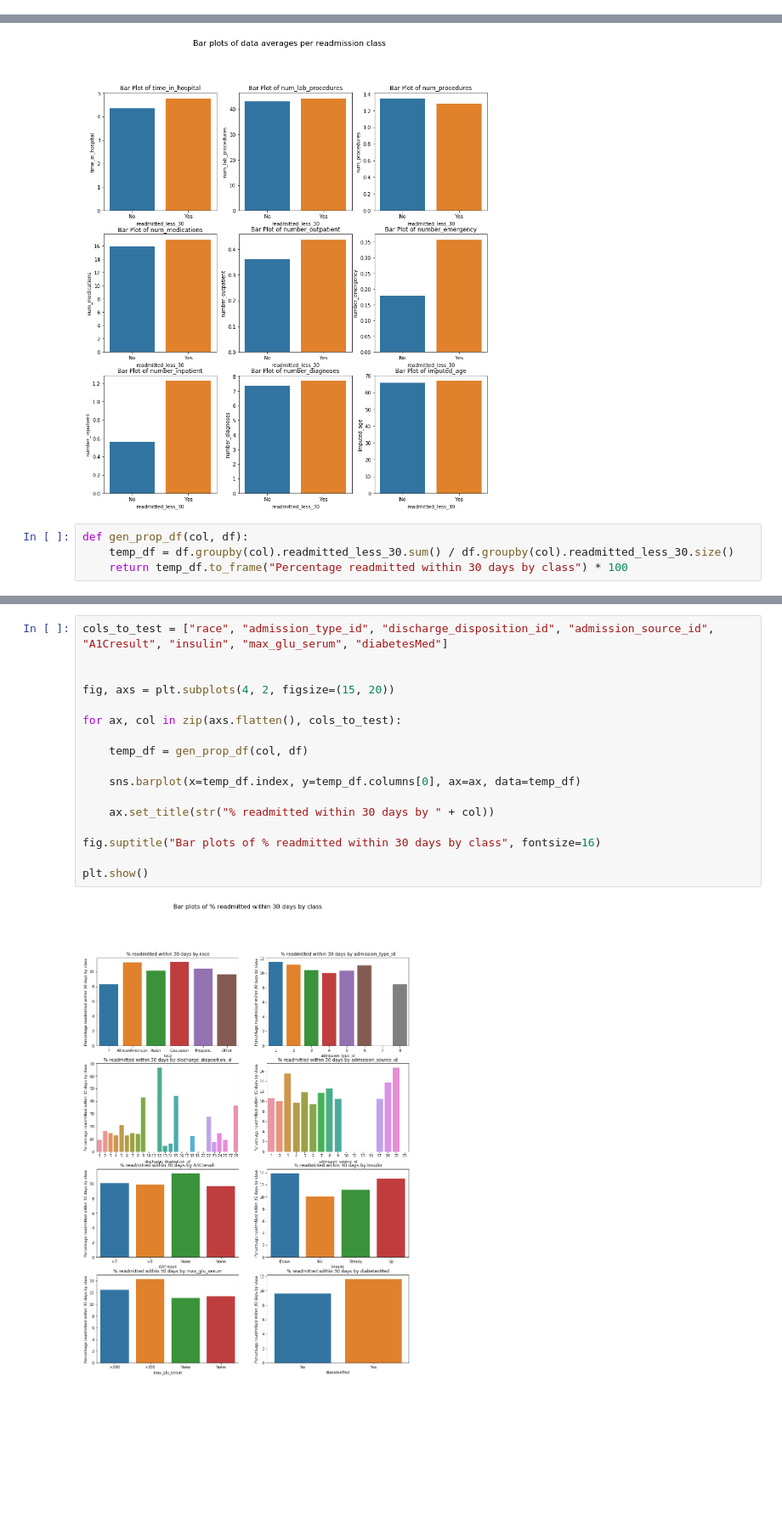
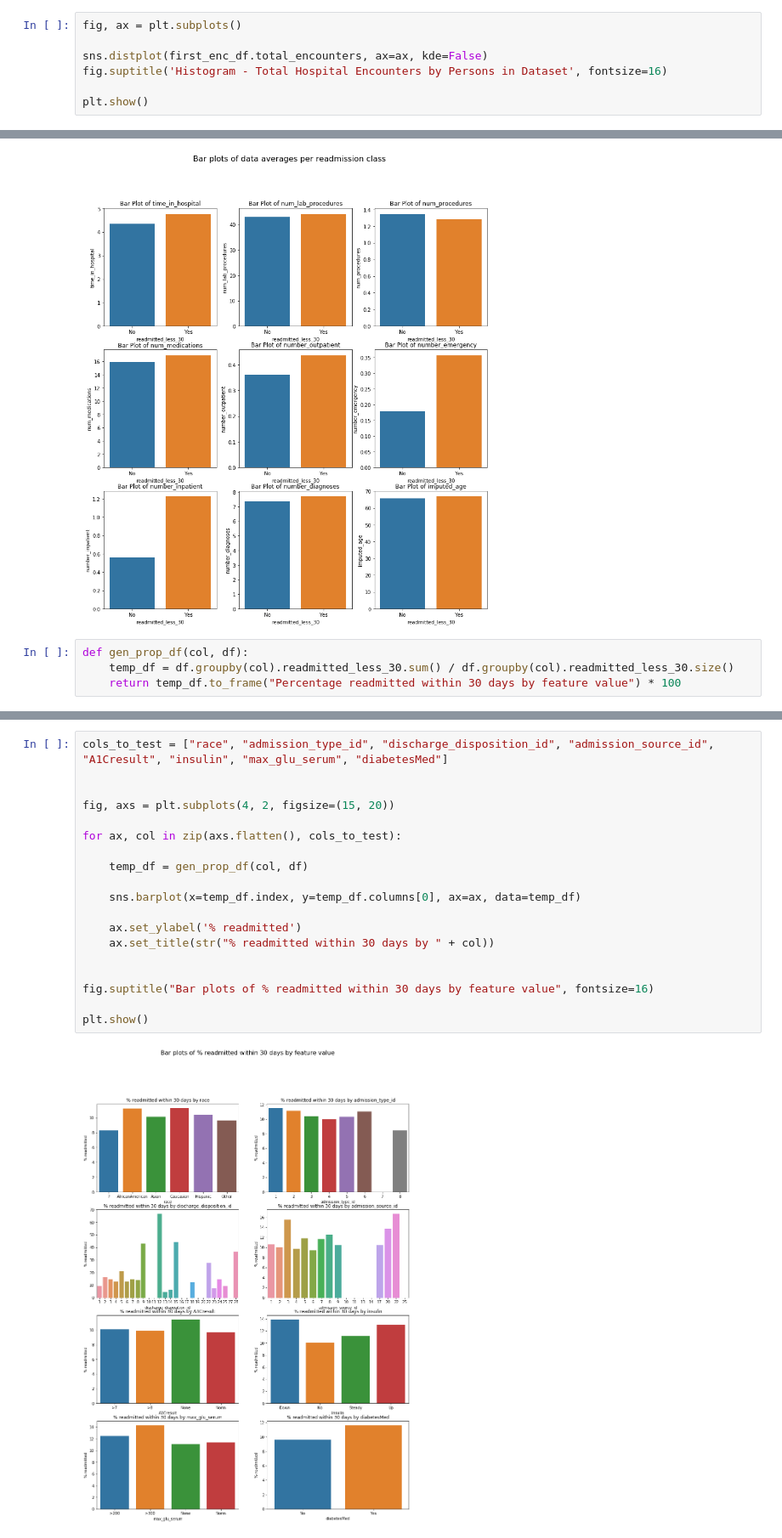
Before and after one commit to dsivie/hospital_readmissions, a Jupyter notebook: hospital_readmissions_exploration.ipynb, the cells around one changed output, grey strips where cells are left out. Shown: that part at 85% size. Drawn from its saved outputs; the diff is of its cells as text; blank space fills up the shorter version.

```diff
--- a/hospital_readmissions_exploration.ipynb
+++ b/hospital_readmissions_exploration.ipynb
@@ -283,0 +394,7 @@ plt.show()
+# %%
+fig, ax = plt.subplots()
+
+sns.distplot(first_enc_df.total_encounters, ax=ax, kde=False)
+fig.suptitle('Histogram - Total Hospital Encounters by Persons in Dataset', fontsize=16)
+
+plt.show()
@@ -318,4 +441,4 @@ plt.show()
 # %%
 def gen_prop_df(col, df):
     temp_df = df.groupby(col).readmitted_less_30.sum() / df.groupby(col).readmitted_less_30.size()
-    return temp_df.to_frame("Percentage readmitted within 30 days by class") * 100
+    return temp_df.to_frame("Percentage readmitted within 30 days by feature value") * 100
@@ -322,19 +447,21 @@ def gen_prop_df(col, df):
 # %%
 cols_to_test = ["race", "admission_type_id", "discharge_disposition_id", "admission_source_id", "A1Cresult", "insulin", "max_glu_serum", "diabetesMed"]
 
 
 fig, axs = plt.subplots(4, 2, figsize=(15, 20))
 
 for ax, col in zip(axs.flatten(), cols_to_test):
 
     temp_df = gen_prop_df(col, df)
 
     sns.barplot(x=temp_df.index, y=temp_df.columns[0], ax=ax, data=temp_df)
 
+    ax.set_ylabel('% readmitted')
     ax.set_title(str("% readmitted within 30 days by " + col))
 
-fig.suptitle("Bar plots of % readmitted within 30 days by class", fontsize=16)
+
+fig.suptitle("Bar plots of % readmitted within 30 days by feature value", fontsize=16)
 
 plt.show()
 # %% [output]
-[figure, old version]
+[figure, new version]
```
Also changed, not shown: parts of 26 cells of this notebook, 6 other files.
